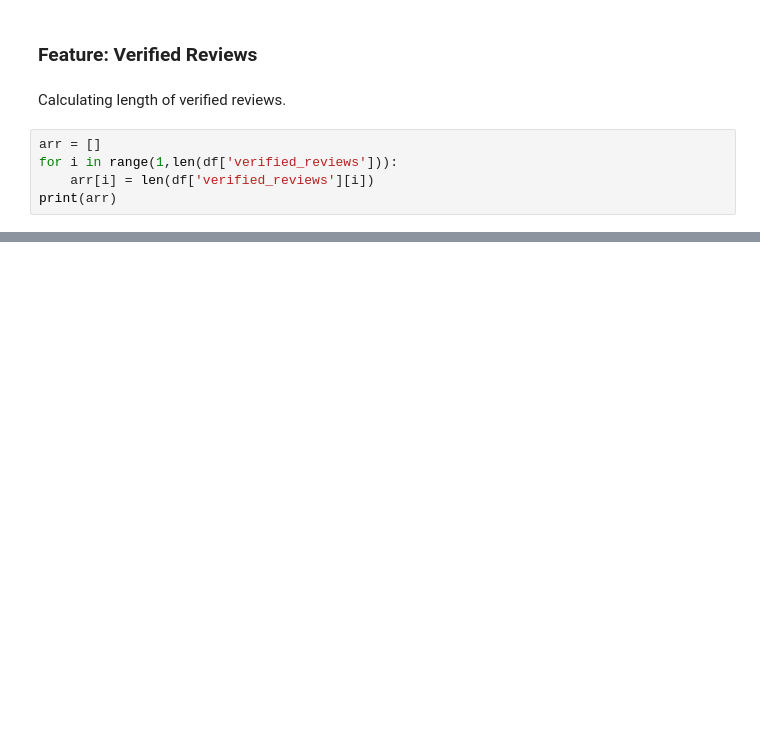
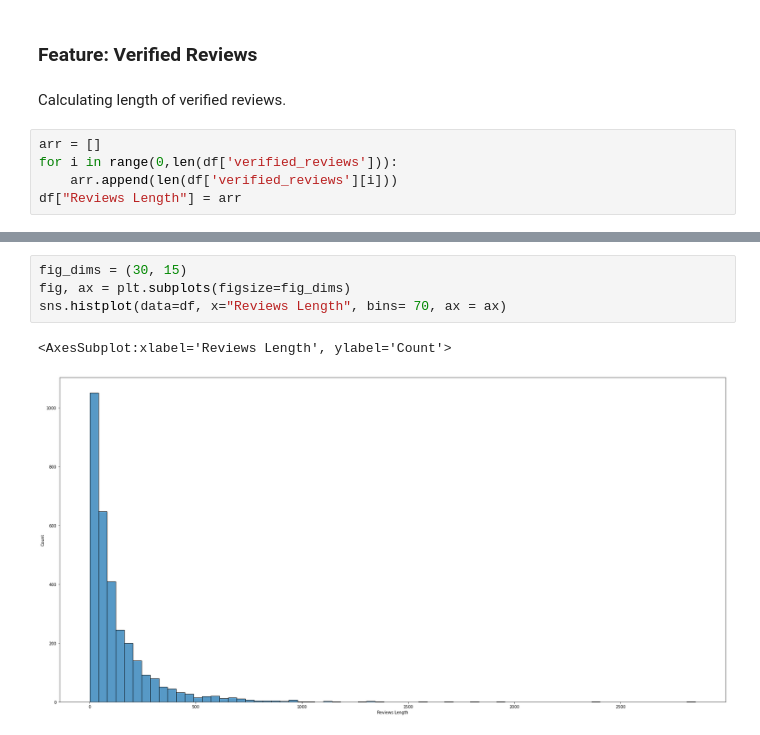
Before and after one commit to ddahiya16/Amazon-Alexa-Review-Analysis, a Jupyter notebook: Amazon Alexa Reviews Analysis.ipynb, the cells around one changed output, grey strips where cells are left out. Cells and saved outputs as stored; diff of their text form; blank space fills up the shorter version.

```diff
--- a/Amazon Alexa Reviews Analysis.ipynb
+++ b/Amazon Alexa Reviews Analysis.ipynb
@@ -130,6 +130,6 @@ sns.histplot(data=df, x="Month", bins= 10, binrange=(1,12))
 Calculating length of verified reviews.
 # %%
 arr = []
-for i in range(1,len(df['verified_reviews'])):
-    arr[i] = len(df['verified_reviews'][i])
-print(arr)
+for i in range(0,len(df['verified_reviews'])):
+    arr.append(len(df['verified_reviews'][i]))
+df["Reviews Length"] = arr
@@ -137,0 +145,7 @@ IndexError: list assignment index out of range
+# %%
+fig_dims = (30, 15)
+fig, ax = plt.subplots(figsize=fig_dims)
+sns.histplot(data=df, x="Reviews Length", bins= 70, ax = ax)
+# %% [output]
+<AxesSubplot:xlabel='Reviews Length', ylabel='Count'>
+[figure, added]
```
Also changed, not shown: parts of 3 cells of this notebook.
